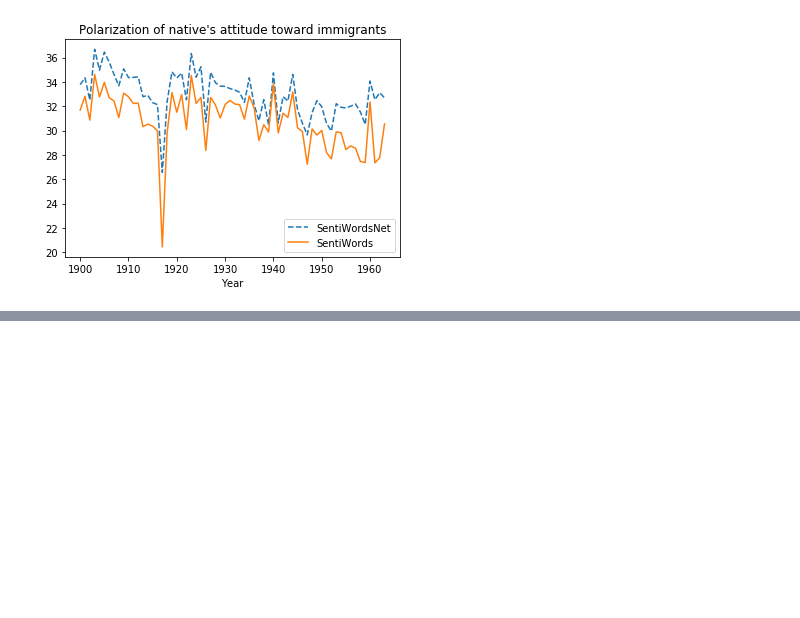
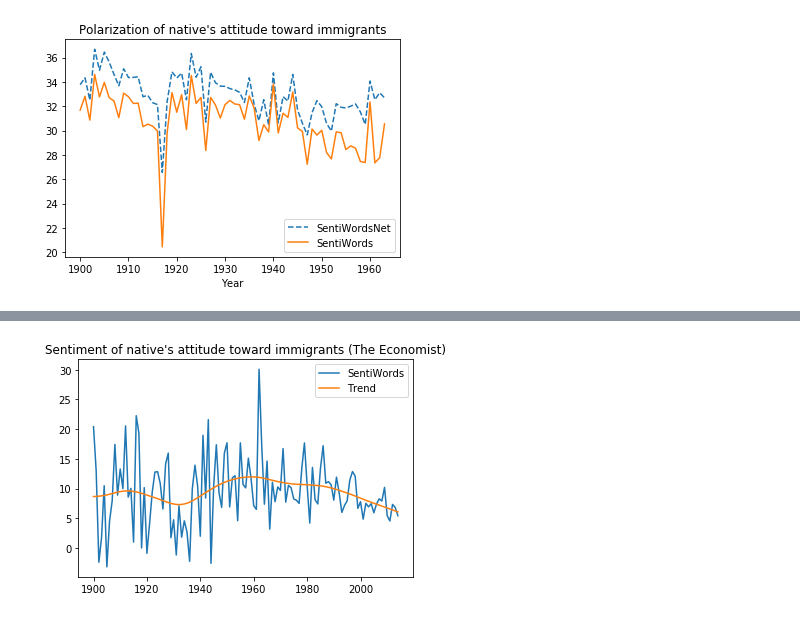
Before and after one commit to tle2721/Native-s-attitude-toward-immigrants, a Jupyter notebook: index.ipynb, the cells around one changed output, grey strips where cells are left out. Drawn from its saved outputs; the diff is of its cells as text; code cells hidden in the pictures; blank space fills up the shorter version.

```diff
--- a/index.ipynb
+++ b/index.ipynb
@@ -139,0 +157,11 @@ Below are relevant packages and functions used in this project.
+# %%
+import statsmodels.api as sm
+cycle, trend = sm.tsa.filters.hpfilter(data[2], lamb=1600)
+time = data[0]
+plt.plot(time,data[2]*100)
+plt.plot(time,trend*100)
+plt.legend(('SentiWords', 'Trend'))
+plt.title('Sentiment of native\'s attitude toward immigrants (The Economist)')
+plt.show()
+# %% [output]
+[figure, added]
```
Also changed, not shown: parts of 11 cells of this notebook.
